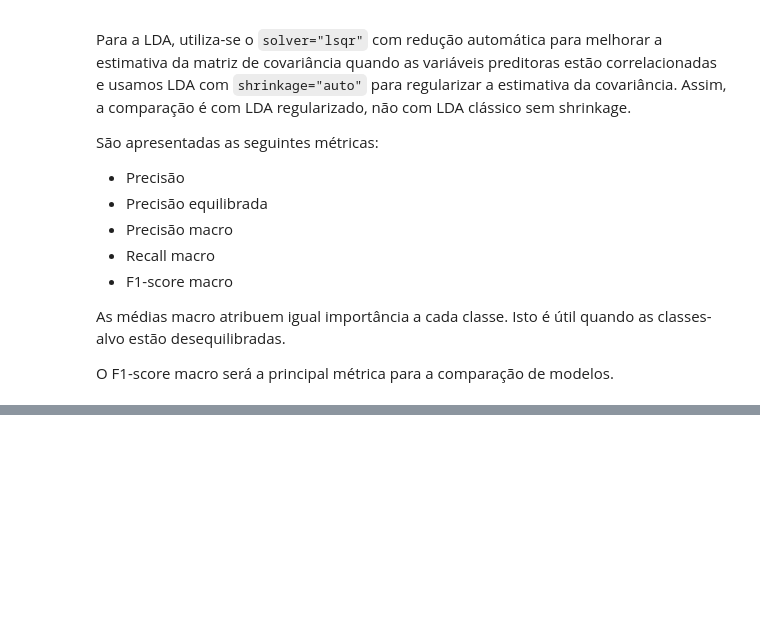
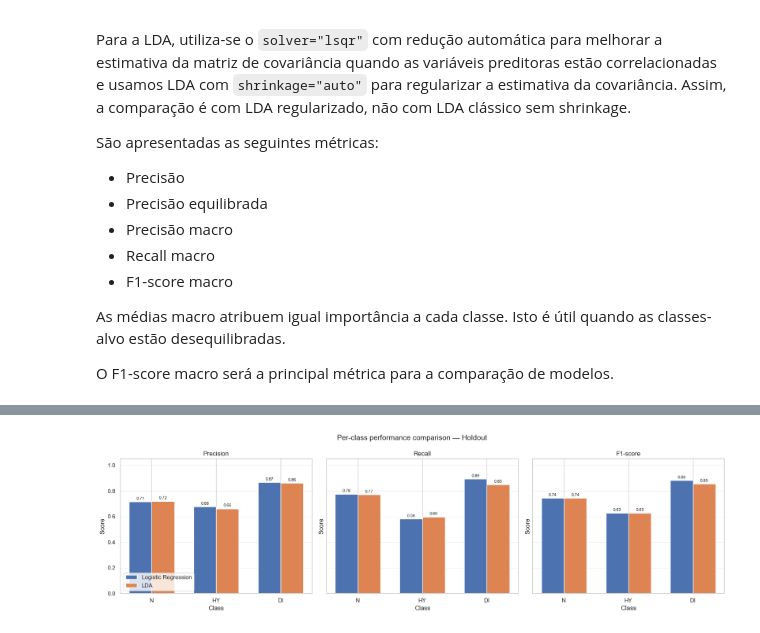
Before and after one commit to GabrielaRibeiroISEP/APRAU, a Jupyter notebook: task1_Classification.ipynb, the cells around one changed output, grey strips where cells are left out. Cells and saved outputs as stored; diff of their text form; code cells hidden in the pictures; blank space fills up the shorter version.

```diff
--- a/task1_Classification.ipynb
+++ b/task1_Classification.ipynb
@@ -1695,0 +921,18 @@ plt.show()
+# %%
+lr_cv10_train, lr_cv10_test, lr_cv10_summary = run_cross_validation(
+    models["Logistic Regression"],
+    X_classification,
+    y,
+    n_splits=10,
+    seed=RANDOM_STATE
+)
+
+print("Logistic Regression — 10-Fold Cross-Validation Results")
+print("Train Results:")
+display(lr_cv10_train.round(4))
+
+print("Test Results:")
+display(lr_cv10_test.round(4))
+
+print("Summary of Test Results:")
+display(lr_cv10_summary.round(4))
@@ -1695,0 +2019,68 @@ plt.show()
+# %%
+metrics_to_plot = ["Precision", "Recall", "F1-score"]
+
+fig, axes = plt.subplots(
+    1, 3,
+    figsize=(17, 5),
+    sharey=True
+)
+
+x = np.arange(len(CLASS_LABELS))
+width = 0.35
+
+for ax, metric in zip(axes, metrics_to_plot):
+
+    lr_values = lr_holdout_class_metrics[metric]
+    lda_values = lda_holdout_class_metrics[metric]
+
+    ax.bar(
+        x - width / 2,
+        lr_values,
+        width,
+        label="Logistic Regression"
+    )
+
+    ax.bar(
+        x + width / 2,
+        lda_values,
+        width,
+        label="LDA"
+    )
+
+    ax.set_title(metric)
+    ax.set_xticks(x)
+    ax.set_xticklabels(CLASS_LABELS)
+    ax.set_ylim(0, 1.05)
+    ax.set_xlabel("Class")
+    ax.set_ylabel("Score")
+    ax.grid(axis="y", alpha=0.3)
+
+    for i, value in enumerate(lr_values):
+        ax.text(
+            i - width / 2,
+            value + 0.015,
+            f"{value:.2f}",
+            ha="center",
+            fontsize=8
+        )
+
+    for i, value in enumerate(lda_values):
+        ax.text(
+            i + width / 2,
+            value + 0.015,
+            f"{value:.2f}",
+            ha="center",
+            fontsize=8
+        )
+
+axes[0].legend(loc="lower left")
+
+fig.suptitle(
+    "Per-class performance comparison — Holdout",
+    fontsize=14
+)
+
+plt.tight_layout()
+plt.show()
+# %% [output]
+[figure, added]
```
Also changed, not shown: parts of 113 cells of this notebook, 1 other file.
